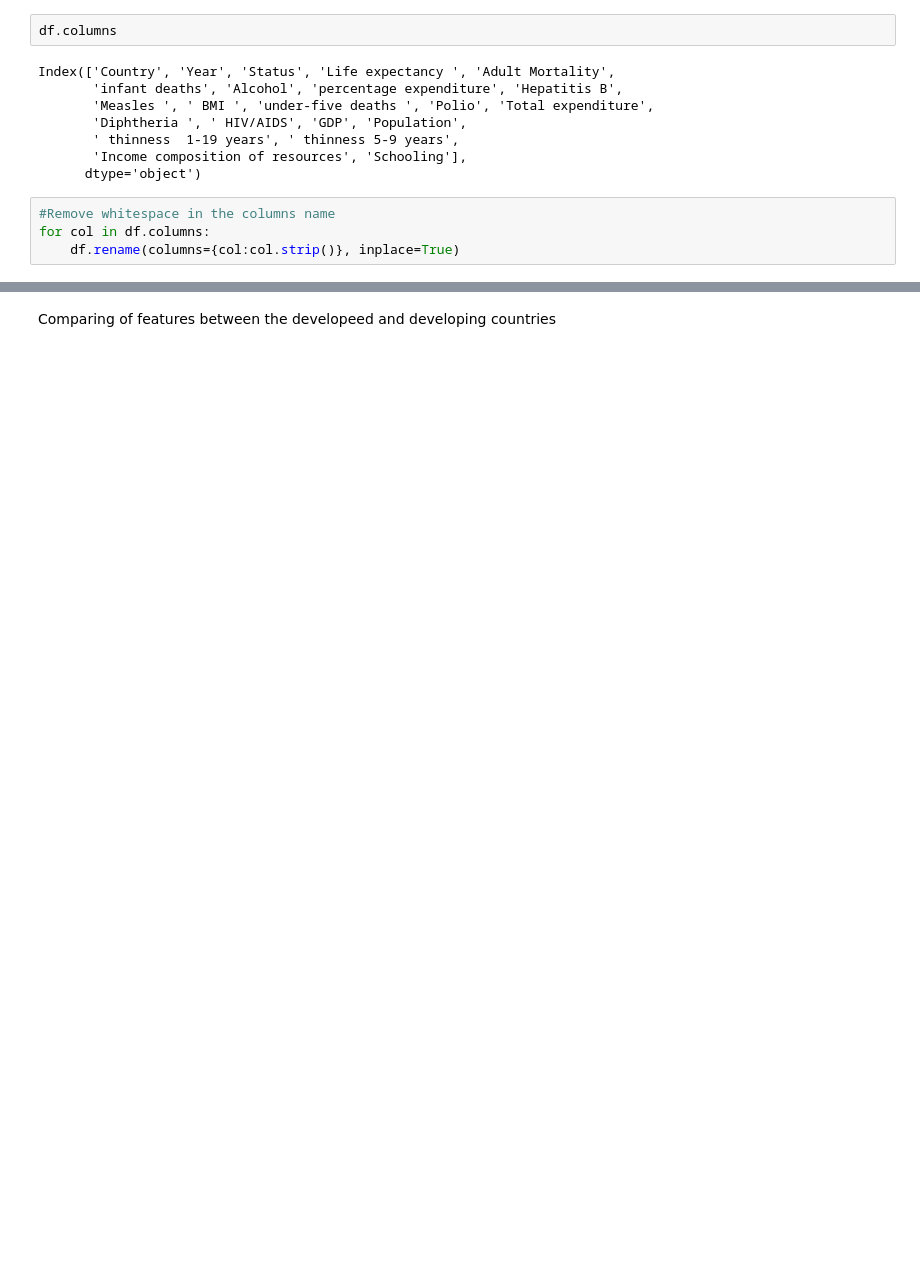
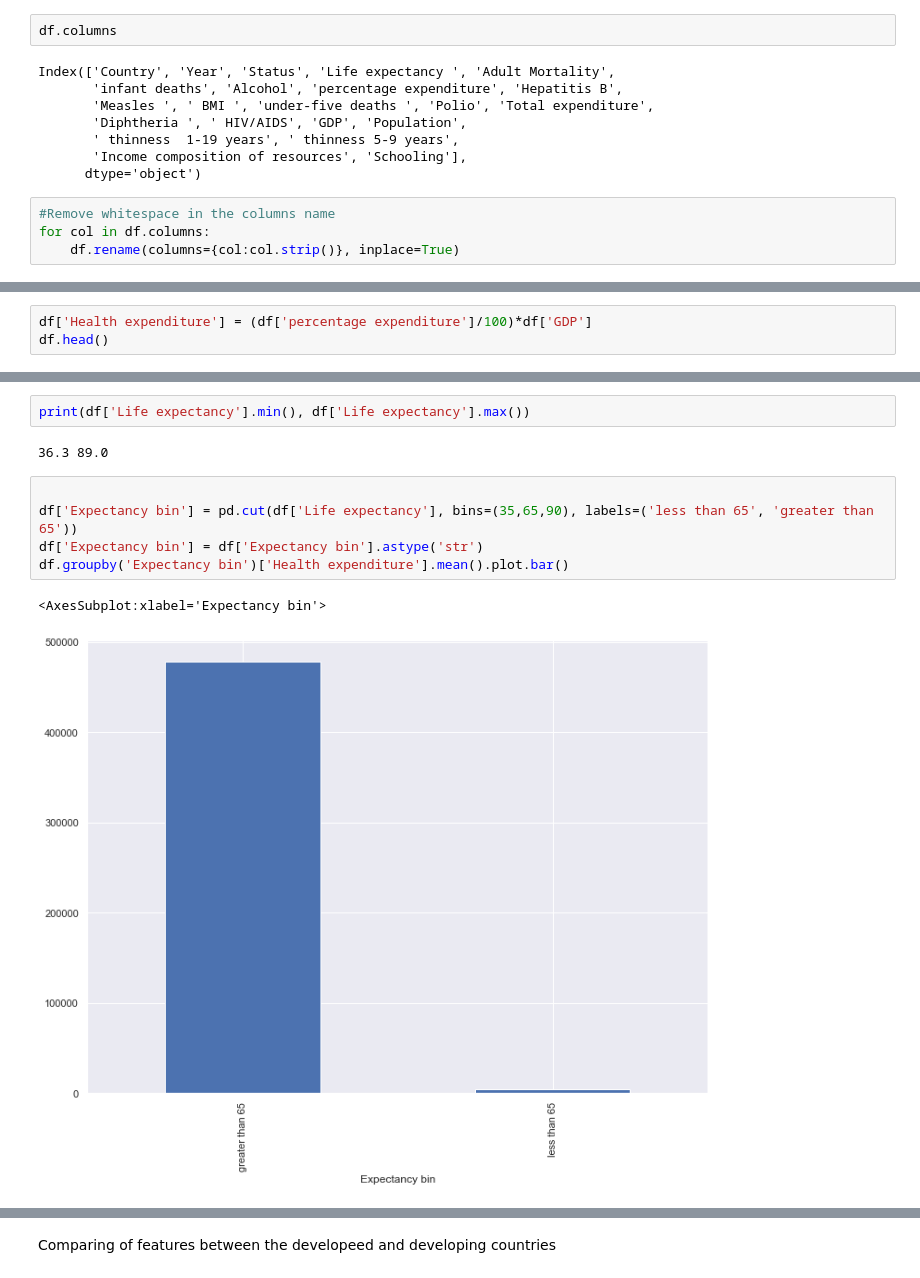
Before and after one commit to apache-21/Statistical_Analysis_factors_affecting_life_expectancy, a Jupyter notebook: exploratory_analysis/LIFE EXPECTANCY.ipynb, the cells around one changed output, grey strips where cells are left out. Drawn from its saved outputs; the diff is of its cells as text; blank space fills up the shorter version.

```diff
--- a/exploratory_analysis/LIFE EXPECTANCY.ipynb
+++ b/exploratory_analysis/LIFE EXPECTANCY.ipynb
@@ -157,0 +202,3 @@ stat_df = df.groupby('Status').mean()
+# %%
+df['Health expenditure'] = (df['percentage expenditure']/100)*df['GDP']
+df.head()
@@ -157,0 +213,12 @@ stat_df = df.groupby('Status').mean()
+# %%
+print(df['Life expectancy'].min(), df['Life expectancy'].max())
+# %% [output]
+36.3 89.0
+# %%
+
+df['Expectancy bin'] = pd.cut(df['Life expectancy'], bins=(35,65,90), labels=('less than 65', 'greater than 65'))
+df['Expectancy bin'] = df['Expectancy bin'].astype('str')
+df.groupby('Expectancy bin')['Health expenditure'].mean().plot.bar()
+# %% [output]
+<AxesSubplot:xlabel='Expectancy bin'>
+[figure, added]
```
Also changed, not shown: parts of 30 cells of this notebook.
